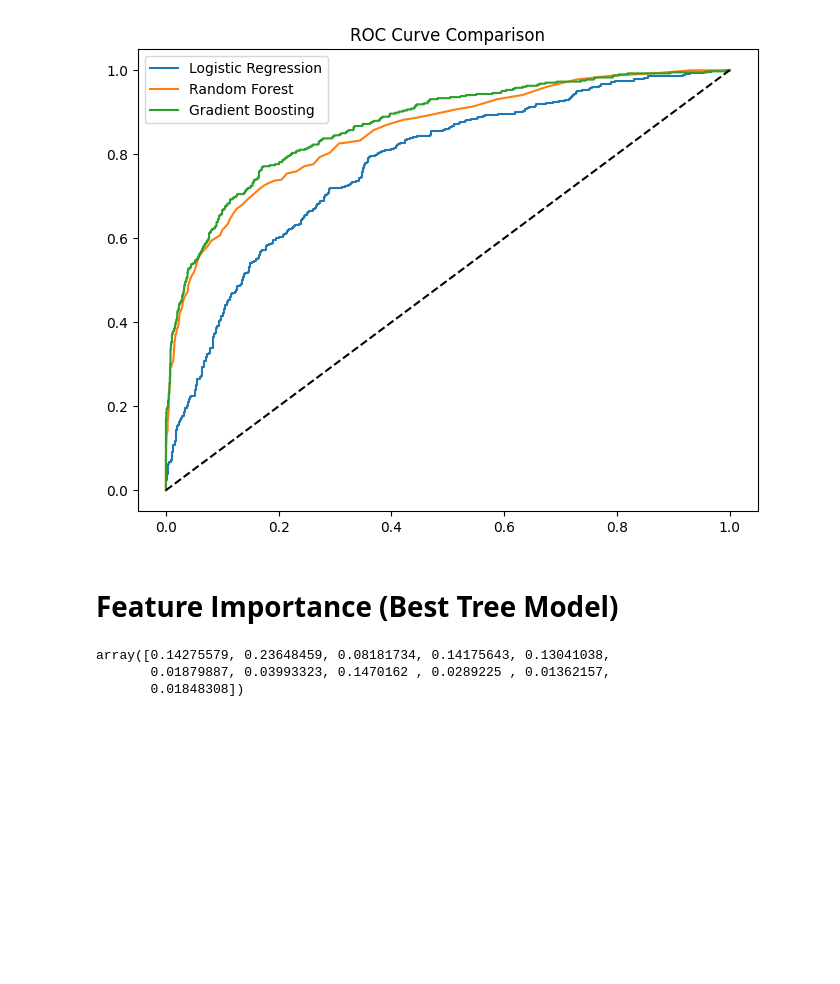
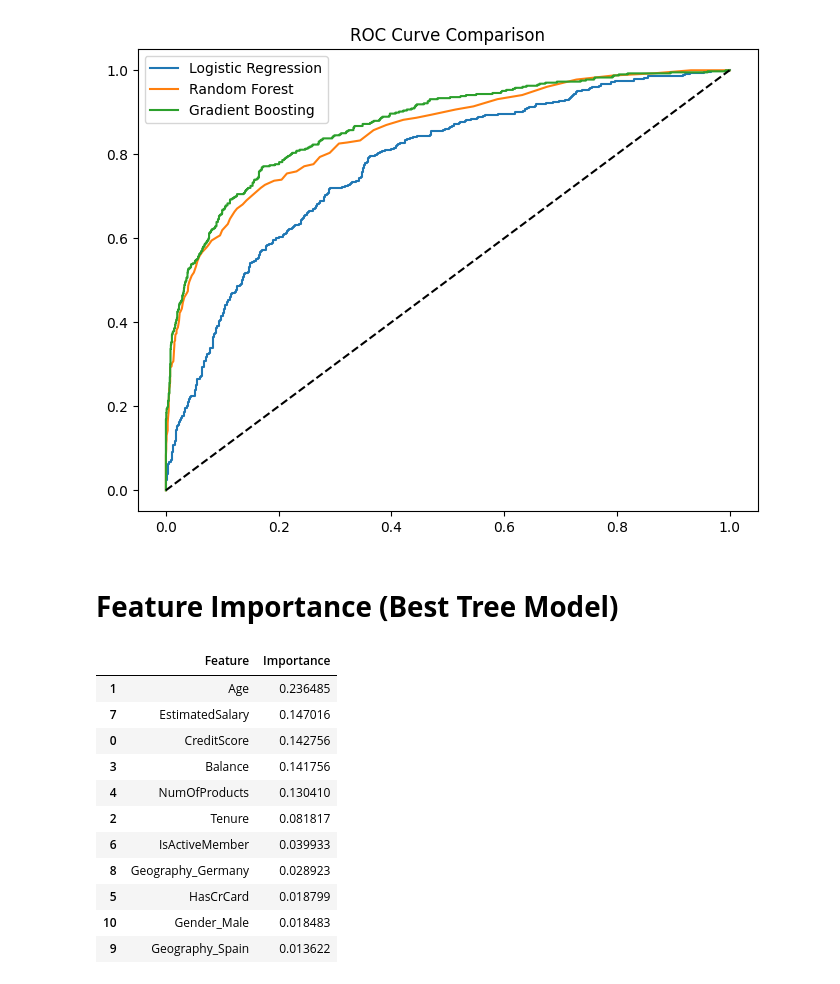
Before and after one commit to xavdx/MYDAILYWORK, a Jupyter notebook: Task_3_Customer_Churn_Prediction.ipynb, the cells around one changed output. Drawn from its saved outputs; the diff is of its cells as text; code cells hidden in the pictures; blank space fills up the shorter version.

```diff
--- a/Task_3_Customer_Churn_Prediction.ipynb
+++ b/Task_3_Customer_Churn_Prediction.ipynb
@@ -217,9 +217,27 @@ plt.show()
 [figure]
 # %% [markdown]
 # **Feature Importance (Best Tree Model)**
-# %%
-rf_model.named_steps['classifier'].feature_importances_
-# %% [output]
-array([0.14275579, 0.23648459, 0.08181734, 0.14175643, 0.13041038,
-       0.01879887, 0.03993323, 0.1470162 , 0.0289225 , 0.01362157,
-       0.01848308])
+# %%
+#Extract feature names after preprocessing
+ohe=rf_model.named_steps['preprocessor'].named_transformers_['cat']
+encoded_features=list(ohe.get_feature_names_out(['Geography','Gender']))
+all_features=list(numerical_cols)+encoded_features
+importances=rf_model.named_steps['classifier'].feature_importances_
+feature_importance=pd.DataFrame({
+    'Feature':all_features,
+    'Importance':importances
+}).sort_values(by='Importance',ascending=False)
+feature_importance
+# %% [output]
+|  | Feature | Importance |
+| 1 | Age | 0.236485 |
+| 7 | EstimatedSalary | 0.147016 |
+| 0 | CreditScore | 0.142756 |
+| 3 | Balance | 0.141756 |
+| 4 | NumOfProducts | 0.130410 |
+| 2 | Tenure | 0.081817 |
+| 6 | IsActiveMember | 0.039933 |
+| 8 | Geography_Germany | 0.028923 |
+| 5 | HasCrCard | 0.018799 |
+| 10 | Gender_Male | 0.018483 |
+| 9 | Geography_Spain | 0.013622 |
```
Also changed, not shown: parts of 3 cells of this notebook.
